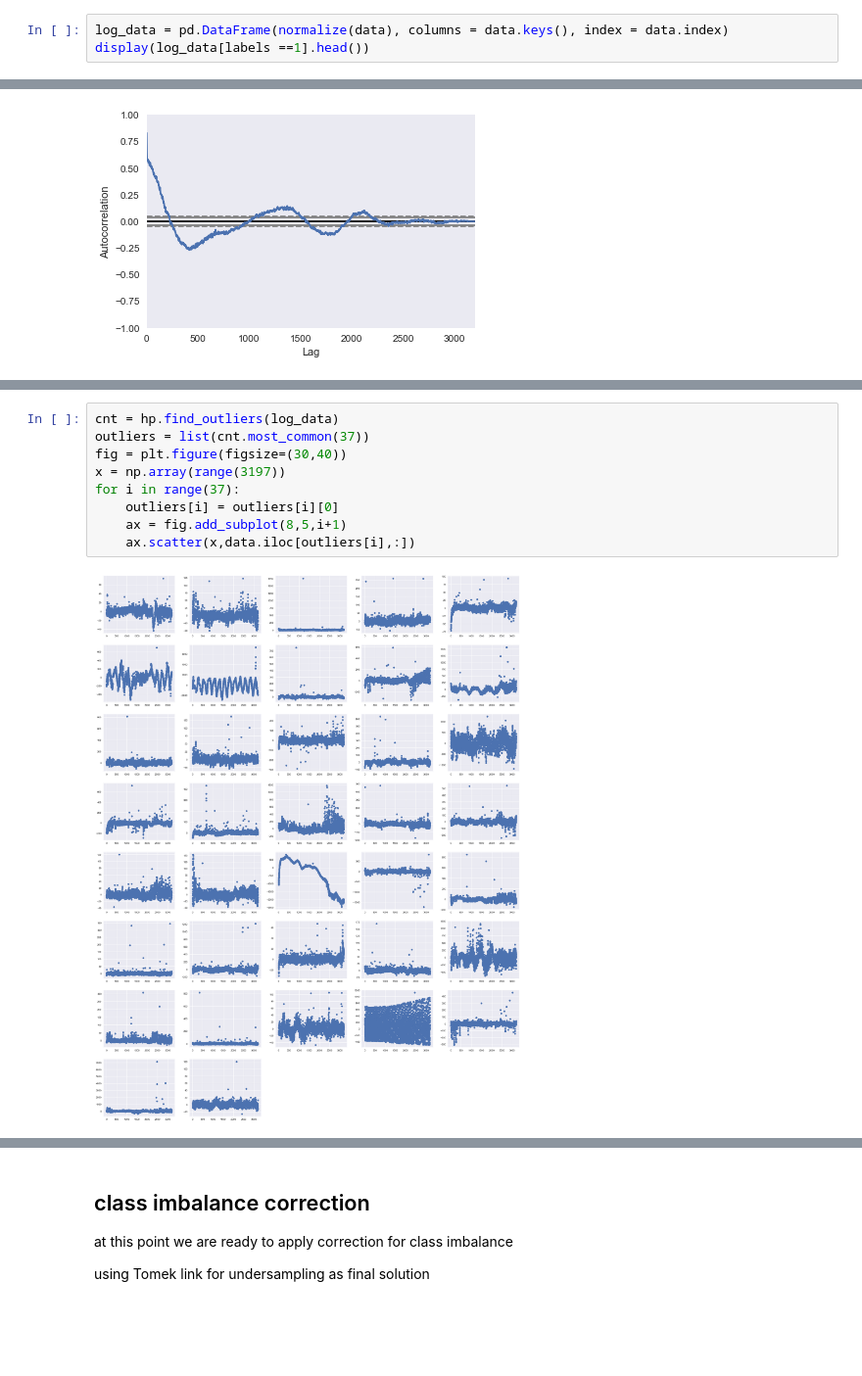
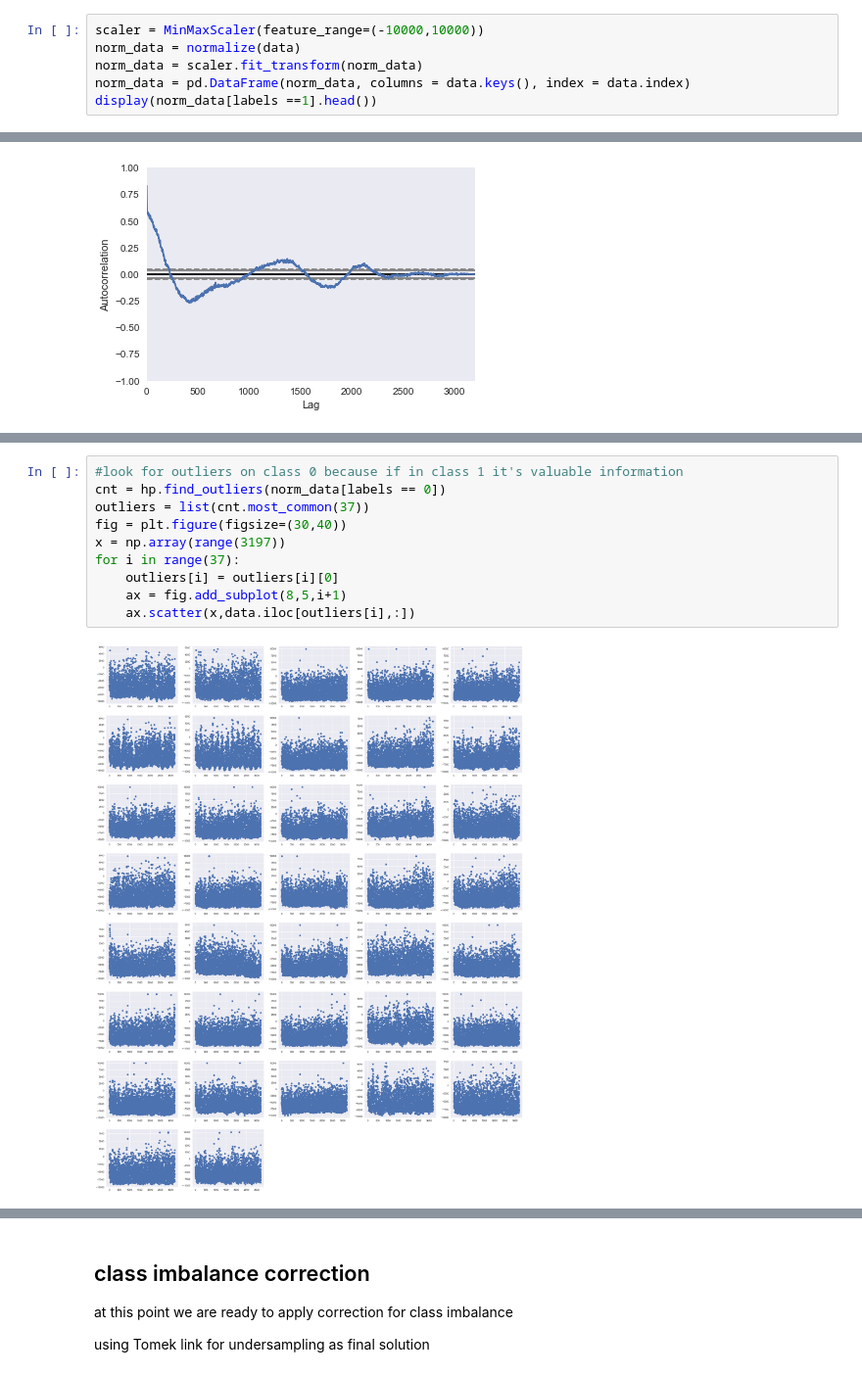
Before and after one commit to Drea1989/Kepler-discovery, a Jupyter notebook: capstone_project.ipynb, the cells around one changed output, grey strips where cells are left out. Shown at 98% size. Drawn from its saved outputs; the diff is of its cells as text; blank space fills up the shorter version.

```diff
--- a/capstone_project.ipynb
+++ b/capstone_project.ipynb
@@ -85,5 +85,8 @@ i will normalise the features by sample to better visualise autocorrelation
 # %%
-log_data = pd.DataFrame(normalize(data), columns = data.keys(), index = data.index)
-display(log_data[labels ==1].head())
+scaler = MinMaxScaler(feature_range=(-10000,10000))
+norm_data = normalize(data)
+norm_data = scaler.fit_transform(norm_data)
+norm_data = pd.DataFrame(norm_data, columns = data.keys(), index = data.index)
+display(norm_data[labels ==1].head())
 # %% [output]
 |  | FLUX-1 | FLUX-2 | FLUX-3 | FLUX-4 | FLUX-5 | FLUX-6 | FLUX-7 | FLUX-8 | FLUX-9 | FLUX-10 | ... | ... |
@@ -111,14 +116,15 @@ for i in range(37):
 # %%
-cnt = hp.find_outliers(log_data)
+#look for outliers on class 0 because if in class 1 it's valuable information
+cnt = hp.find_outliers(norm_data[labels == 0])
 outliers = list(cnt.most_common(37))
 fig = plt.figure(figsize=(30,40))
 x = np.array(range(3197))
 for i in range(37):
     outliers[i] = outliers[i][0]
     ax = fig.add_subplot(8,5,i+1)
     ax.scatter(x,data.iloc[outliers[i],:])
 # %% [output]
-[figure, old version]
+[figure, new version]
 # %%
 #special outlier
 fig , ax = plt.subplots(figsize=(7,7))
```
Also changed, not shown: parts of 49 cells of this notebook, 1 other file.
